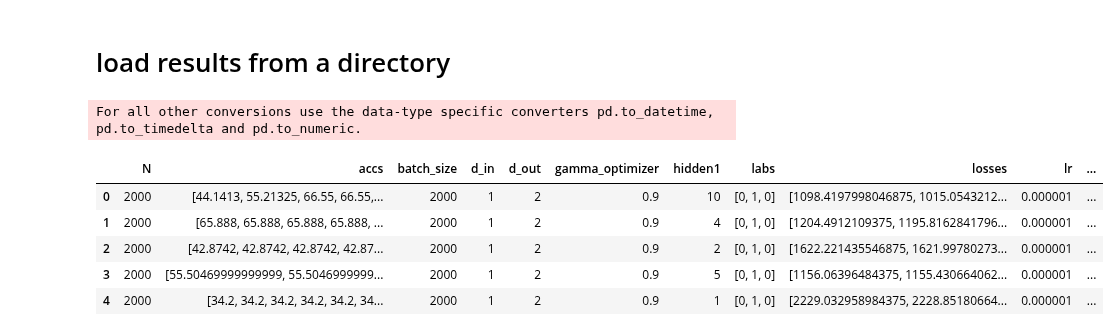
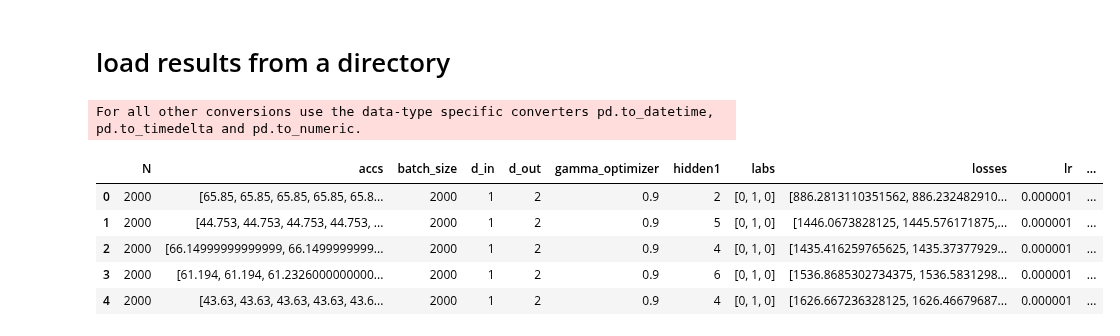
Before and after one commit to csinva/dnn-experiments, a Jupyter notebook: eda/analyze_sweeps.ipynb, the cells around one changed output. Cells and saved outputs as stored; diff of their text form; code cells hidden in the pictures.

```diff
--- a/eda/analyze_sweeps.ipynb
+++ b/eda/analyze_sweeps.ipynb
@@ -14,18 +14,19 @@ plt.style.use('dark_background')
 # %% [markdown]
 # load results from a directory
 # %%
-out_dir = '/scratch/users/vision/chandan/dl_theory/sweep_seed_and_hidden1' # differs for chandan/raaz
+out_dir = '/scratch/users/vision/chandan/dl_theory/resweep_seed_and_hidden1' # differs for chandan/raaz
 
 # pickle load example
 fnames = os.listdir(out_dir)
 results_list = [pd.Series(pkl.load(open(oj(out_dir, fname), "rb"))) for fname in fnames]
 results = pd.concat(results_list, axis=1).T.convert_objects(convert_numeric=True)
 results.head()
+# results.describe()
 # %% [output]
 For all other conversions use the data-type specific converters pd.to_datetime, pd.to_timedelta and pd.to_numeric.
 |  | N | accs | batch_size | d_in | d_out | gamma_optimizer | hidden1 | labs | losses | lr | ... |
-| 0 | 2000 | [44.1413, 55.21325, 66.55, 66.55,... | 2000 | 1 | 2 | 0.9 | 10 | [0, 1, 0] | [1098.4197998046875, 1015.0543212... | 0.000001 | ... |
-| 1 | 2000 | [65.888, 65.888, 65.888, 65.888, ... | 2000 | 1 | 2 | 0.9 | 4 | [0, 1, 0] | [1204.4912109375, 1195.8162841796... | 0.000001 | ... |
-| 2 | 2000 | [42.8742, 42.8742, 42.8742, 42.87... | 2000 | 1 | 2 | 0.9 | 2 | [0, 1, 0] | [1622.221435546875, 1621.99780273... | 0.000001 | ... |
-| 3 | 2000 | [55.50469999999999, 55.5046999999... | 2000 | 1 | 2 | 0.9 | 5 | [0, 1, 0] | [1156.06396484375, 1155.430664062... | 0.000001 | ... |
-| 4 | 2000 | [34.2, 34.2, 34.2, 34.2, 34.2, 34... | 2000 | 1 | 2 | 0.9 | 1 | [0, 1, 0] | [2229.032958984375, 2228.85180664... | 0.000001 | ... |
+| 0 | 2000 | [65.85, 65.85, 65.85, 65.85, 65.8... | 2000 | 1 | 2 | 0.9 | 2 | [0, 1, 0] | [886.2813110351562, 886.232482910... | 0.000001 | ... |
+| 1 | 2000 | [44.753, 44.753, 44.753, 44.753, ... | 2000 | 1 | 2 | 0.9 | 5 | [0, 1, 0] | [1446.0673828125, 1445.576171875,... | 0.000001 | ... |
+| 2 | 2000 | [66.14999999999999, 66.1499999999... | 2000 | 1 | 2 | 0.9 | 4 | [0, 1, 0] | [1435.416259765625, 1435.37377929... | 0.000001 | ... |
+| 3 | 2000 | [61.194, 61.194, 61.2326000000000... | 2000 | 1 | 2 | 0.9 | 6 | [0, 1, 0] | [1536.8685302734375, 1536.5831298... | 0.000001 | ... |
+| 4 | 2000 | [43.63, 43.63, 43.63, 43.63, 43.6... | 2000 | 1 | 2 | 0.9 | 4 | [0, 1, 0] | [1626.667236328125, 1626.46679687... | 0.000001 | ... |
```
Also changed, not shown: parts of 7 cells of this notebook, 5 other files.
